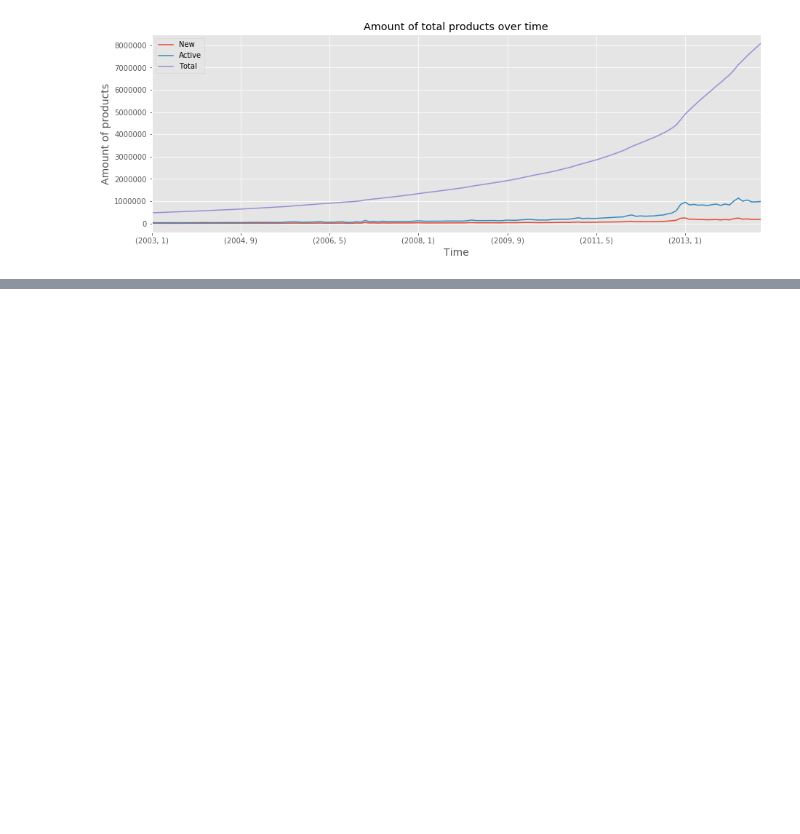
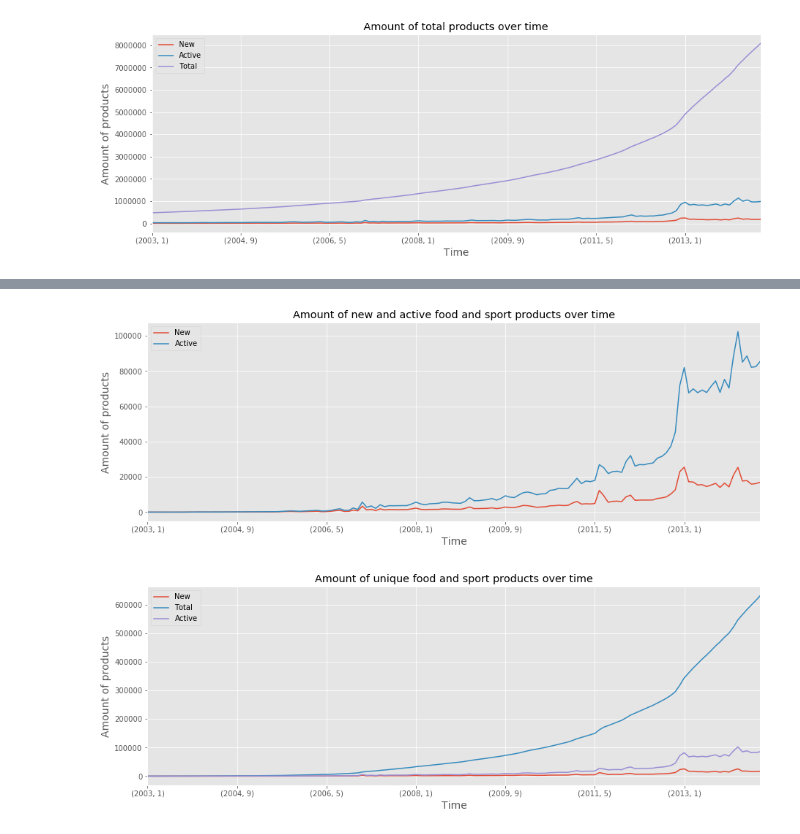
Before and after one commit to darioAnongba/EPFL-ADA, a Jupyter notebook: project/Report.ipynb, the cells around one changed output, grey strips where cells are left out. Cells and saved outputs as stored; diff of their text form; code cells hidden in the pictures; blank space fills up the shorter version.

```diff
--- a/project/Report.ipynb
+++ b/project/Report.ipynb
@@ -310,0 +336,13 @@ Loading from file...
+# %%
+food_and_sport_products_count = get_products_stat(food_and_sport_reviews_df, food_and_sport_meta_df)
+food_and_sport_products_count[['New', 'Active']].plot(title="Amount of new and active food and sport products over time")
+plt.xlabel('Time', fontsize=14)
+plt.ylabel('Amount of products', fontsize=14)
+plt.savefig(PLOT_DIR + 'new_active_food_and_sport_products.pdf', bbox_inches='tight')
+food_and_sport_products_count.plot(title="Amount of unique food and sport products over time")
+plt.xlabel('Time', fontsize=14)
+plt.ylabel('Amount of products', fontsize=14)
+plt.savefig(PLOT_DIR + 'food_and_sport_products.pdf', bbox_inches='tight')
+# %% [output]
+[figure, added]
+[figure, added]
```
Also changed, not shown: parts of 24 cells of this notebook, 23 other files.
